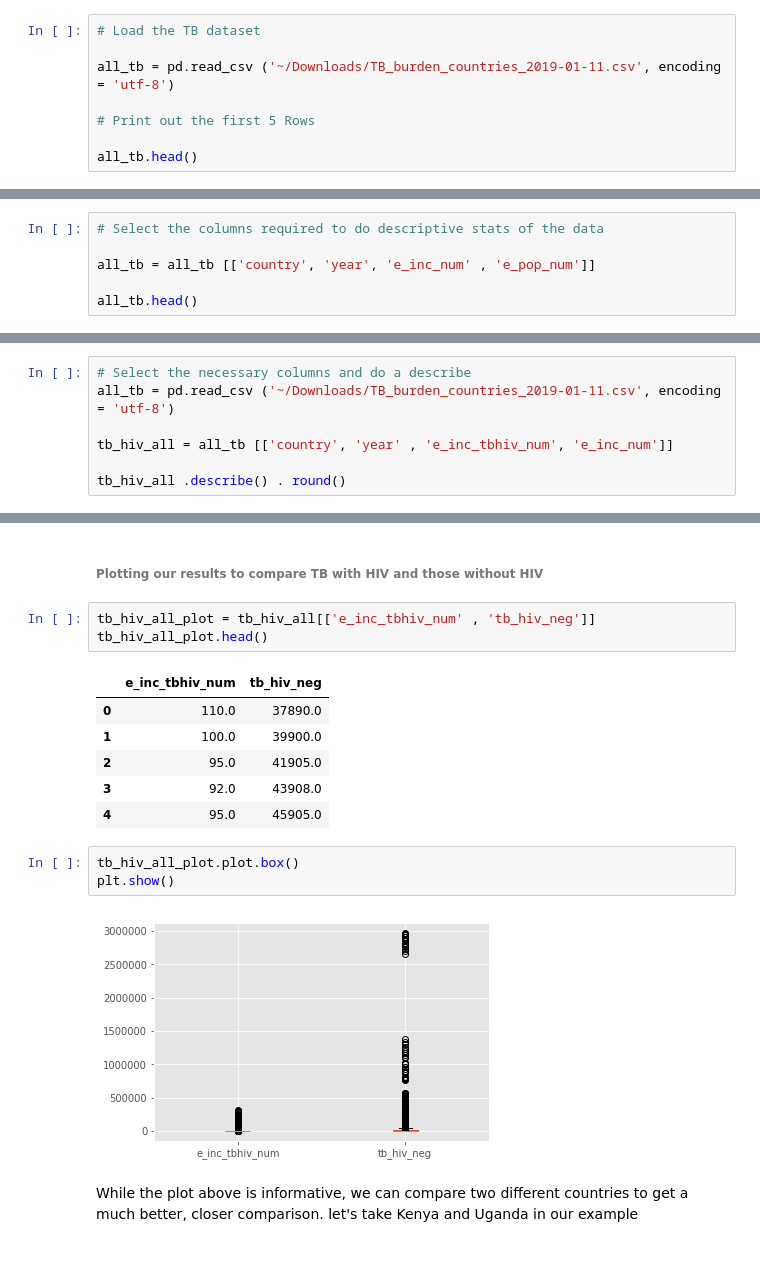
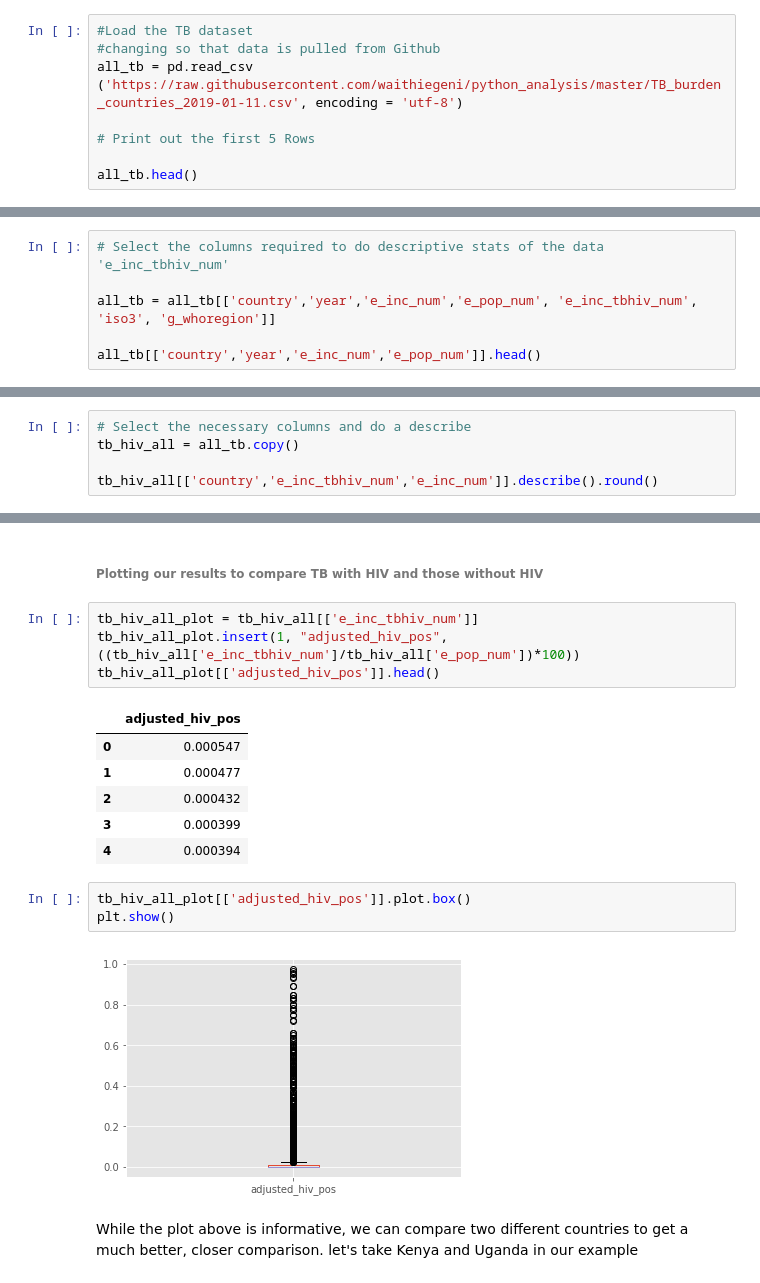
Before and after one commit to GabuTheGreat/python_analysis, a Jupyter notebook: TB Analysis using Python.ipynb, the cells around one changed output, grey strips where cells are left out. Drawn from its saved outputs; the diff is of its cells as text.

Commit message:
Improved data flow

```diff
--- a/TB Analysis using Python.ipynb
+++ b/TB Analysis using Python.ipynb
@@ -33,9 +33,9 @@ plt.style.use('ggplot')
 # %% [markdown]
 ###### Reading in the WHO TB dataset
 # %%
-# Load the TB dataset
-
-all_tb = pd.read_csv ('~/Downloads/TB_burden_countries_2019-01-11.csv', encoding = 'utf-8')
+#Load the TB dataset
+#changing so that data is pulled from Github
+all_tb = pd.read_csv ('https://raw.githubusercontent.com/waithiegeni/python_analysis/master/TB_burden_countries_2019-01-11.csv', encoding = 'utf-8')
 
 # Print out the first 5 Rows
 
@@ -71,11 +70,11 @@ all_tb.shape
 
 We notice that the previous calls returns all the columns of the dataset. We want to produce specific and clear-cut descriptive analysis of the data. Therefore, we will select only the columns we need.
 # %%
-# Select the columns required to do descriptive stats of the data
+# Select the columns required to do descriptive stats of the data 'e_inc_tbhiv_num'
 
-all_tb = all_tb [['country', 'year', 'e_inc_num' , 'e_pop_num']]
+all_tb = all_tb[['country','year','e_inc_num','e_pop_num', 'e_inc_tbhiv_num', 'iso3', 'g_whoregion']]
 
-all_tb.head()
+all_tb[['country','year','e_inc_num','e_pop_num']].head()
 # %% [output]
 |  | country | year | e_inc_num | e_pop_num |
 | 0 | Afghanistan | 2000 | 38000 | 20093756 |
@@ -237,9 +234,7 @@ Well, this is somewhat good news. We can see that the % rate of TB incurrence li
 ###### Doing basic stats on the HIV data
 # %%
 # Select the necessary columns and do a describe
-all_tb = pd.read_csv ('~/Downloads/TB_burden_countries_2019-01-11.csv', encoding = 'utf-8')
+tb_hiv_all = all_tb.copy()
 
-tb_hiv_all = all_tb [['country', 'year' , 'e_inc_tbhiv_num', 'e_inc_num']]
-
-tb_hiv_all .describe() . round()
+tb_hiv_all[['country','e_inc_tbhiv_num','e_inc_num']].describe().round()
 # %% [output]
@@ -286,20 +285,21 @@ tb_hiv_all.head()
 # %% [markdown]
 ###### Plotting our results to compare TB with HIV and those without HIV
 # %%
-tb_hiv_all_plot = tb_hiv_all[['e_inc_tbhiv_num' , 'tb_hiv_neg']]
-tb_hiv_all_plot.head()
+tb_hiv_all_plot = tb_hiv_all[['e_inc_tbhiv_num']]
+tb_hiv_all_plot.insert(1, "adjusted_hiv_pos", ((tb_hiv_all['e_inc_tbhiv_num']/tb_hiv_all['e_pop_num'])*100))
+tb_hiv_all_plot[['adjusted_hiv_pos']].head()
 # %% [output]
-|  | e_inc_tbhiv_num | tb_hiv_neg |
-| 0 | 110.0 | 37890.0 |
-| 1 | 100.0 | 39900.0 |
-| 2 | 95.0 | 41905.0 |
-| 3 | 92.0 | 43908.0 |
-| 4 | 95.0 | 45905.0 |
+|  | adjusted_hiv_pos |
+| 0 | 0.000547 |
+| 1 | 0.000477 |
+| 2 | 0.000432 |
+| 3 | 0.000399 |
+| 4 | 0.000394 |
 # %%
-tb_hiv_all_plot.plot.box()
+tb_hiv_all_plot[['adjusted_hiv_pos']].plot.box()
 plt.show()
 # %% [output]
-[figure, old version]
+[figure, new version]
 # %% [markdown]
 
 While the plot above is informative, we can compare two different countries to get a much better, closer comparison. let's take Kenya and Uganda in our example
```
Also changed, not shown: parts of 36 cells of this notebook.
